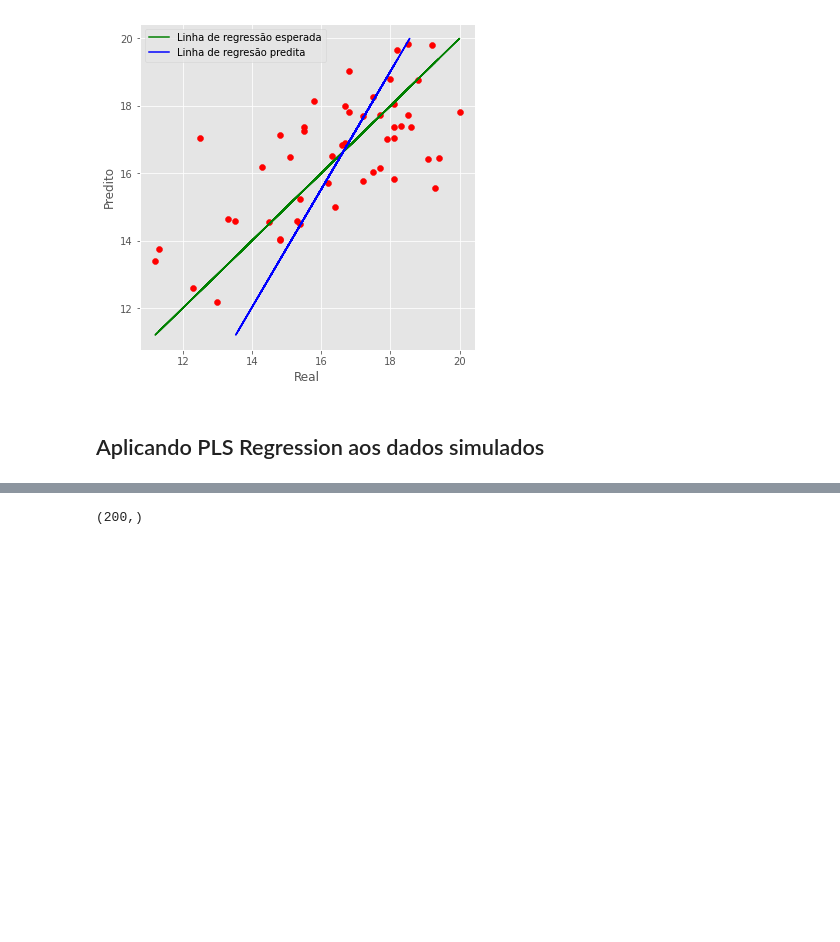
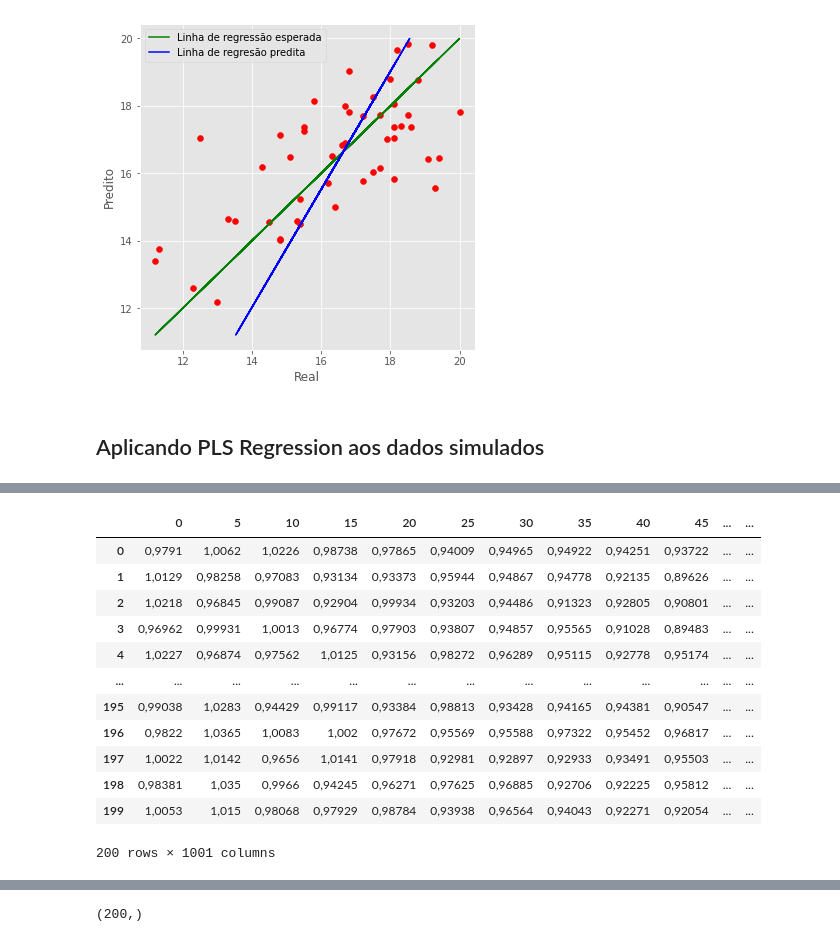
Before and after one commit to larissamazzero/RMN, a Jupyter notebook: PLS/pls.ipynb, the cells around one changed output, grey strips where cells are left out. Cells and saved outputs as stored; diff of their text form; code cells hidden in the pictures; blank space fills up the shorter version.

```diff
--- a/PLS/pls.ipynb
+++ b/PLS/pls.ipynb
@@ -209,3 +255,21 @@ data.head()
+# %%
+data["label"] = y
+# %%
+data
+# %% [output]
+|  | 0 | 5 | 10 | 15 | 20 | 25 | 30 | 35 | 40 | 45 | ... | ... |
+| 0 | 0,9791 | 1,0062 | 1,0226 | 0,98738 | 0,97865 | 0,94009 | 0,94965 | 0,94922 | 0,94251 | 0,93722 | ... | ... |
+| 1 | 1,0129 | 0,98258 | 0,97083 | 0,93134 | 0,93373 | 0,95944 | 0,94867 | 0,94778 | 0,92135 | 0,89626 | ... | ... |
+| 2 | 1,0218 | 0,96845 | 0,99087 | 0,92904 | 0,99934 | 0,93203 | 0,94486 | 0,91323 | 0,92805 | 0,90801 | ... | ... |
+| 3 | 0,96962 | 0,99931 | 1,0013 | 0,96774 | 0,97903 | 0,93807 | 0,94857 | 0,95565 | 0,91028 | 0,89483 | ... | ... |
+| 4 | 1,0227 | 0,96874 | 0,97562 | 1,0125 | 0,93156 | 0,98272 | 0,96289 | 0,95115 | 0,92778 | 0,95174 | ... | ... |
+| ... | ... | ... | ... | ... | ... | ... | ... | ... | ... | ... | ... | ... |
+| 195 | 0,99038 | 1,0283 | 0,94429 | 0,99117 | 0,93384 | 0,98813 | 0,93428 | 0,94165 | 0,94381 | 0,90547 | ... | ... |
+| 196 | 0,9822 | 1,0365 | 1,0083 | 1,002 | 0,97672 | 0,95569 | 0,95588 | 0,97322 | 0,95452 | 0,96817 | ... | ... |
+| 197 | 1,0022 | 1,0142 | 0,9656 | 1,0141 | 0,97918 | 0,92981 | 0,92897 | 0,92933 | 0,93491 | 0,95503 | ... | ... |
+| 198 | 0,98381 | 1,035 | 0,9966 | 0,94245 | 0,96271 | 0,97625 | 0,96885 | 0,92706 | 0,92225 | 0,95812 | ... | ... |
+| 199 | 1,0053 | 1,015 | 0,98068 | 0,97929 | 0,98784 | 0,93938 | 0,96564 | 0,94043 | 0,92271 | 0,92054 | ... | ... |
+200 rows × 1001 columns
 # %%
 data.columns
 # %% [output]
```
Also changed, not shown: parts of 27 cells of this notebook.
